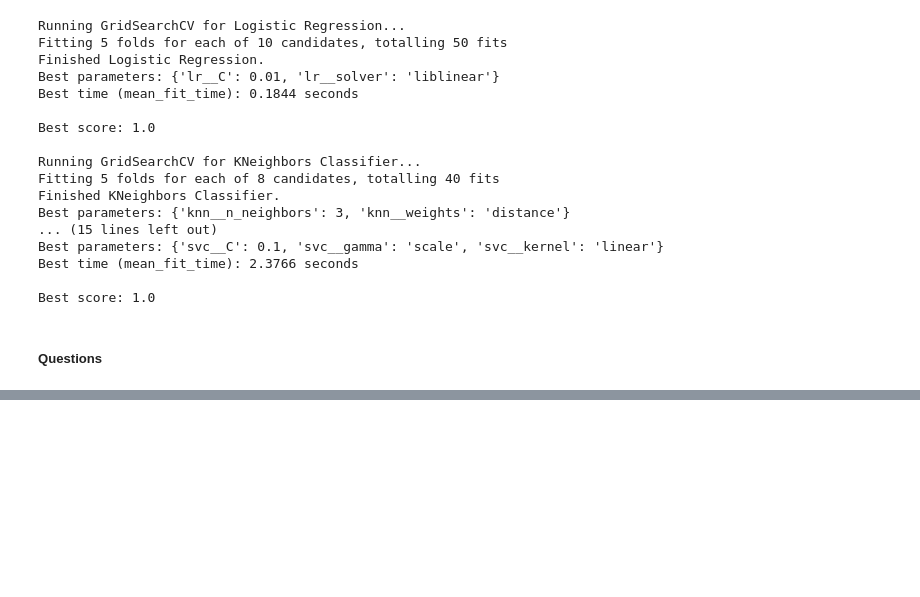
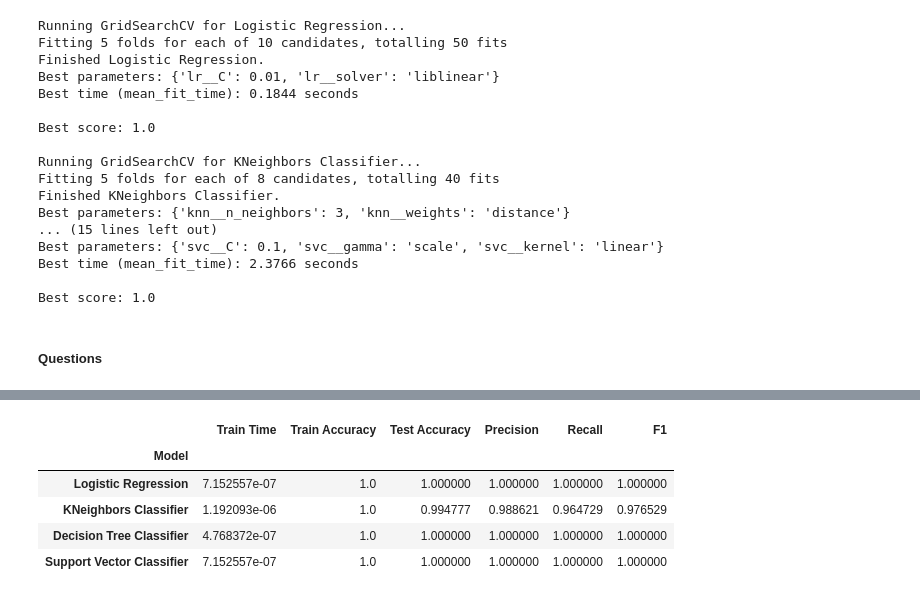
Before and after one commit to MyAI-MLZone/TargetedMarketingClassifierComparision, a Jupyter notebook: TargetedMarketingClassifier.ipynb, the cells around one changed output, grey strips where cells are left out. Drawn from its saved outputs; the diff is of its cells as text; code cells hidden in the pictures; blank space fills up the shorter version.

```diff
--- a/TargetedMarketingClassifier.ipynb
+++ b/TargetedMarketingClassifier.ipynb
@@ -562,0 +625,42 @@ Best score: 1.0
+# %%
+import pandas as pd
+from sklearn.metrics import accuracy_score, precision_score, recall_score, f1_score
+from time import time
+
+# Dictionary to store performance of tuned models
+tuned_model_performance = {}
+
+for name, best_estimator in results.items():
+    start_time = time()
+    # No need to fit again, as best_estimator is already fitted by GridSearchCV
+    end_time = time()
+    train_time = end_time - start_time # This will be negligible as it's already fitted
+
+    train_preds = best_estimator.predict(X_train)
+    test_preds = best_estimator.predict(X_test)
+
+    train_acc = accuracy_score(y_train, train_preds)
+    test_acc = accuracy_score(y_test, test_preds)
+    prec = precision_score(y_test, test_preds)
+    recall = recall_score(y_test, test_preds)
+    f1 = f1_score(y_test, test_preds)
+
+    tuned_model_performance[name] = {
+        'Train Time': train_time,
+        'Train Accuracy': train_acc,
+        'Test Accuracy': test_acc,
+        'Precision': prec,
+        'Recall': recall,
+        'F1': f1
+    }
+
+df_tuned_models = pd.DataFrame.from_dict(tuned_model_performance, orient='index')
+df_tuned_models.index.name = 'Model'
+display(df_tuned_models)
+# %% [output]
+|  | Train Time | Train Accuracy | Test Accuracy | Precision | Recall | F1 |
+| Model |  |  |  |  |  |  |
+| Logistic Regression | 7.152557e-07 | 1.0 | 1.000000 | 1.000000 | 1.000000 | 1.000000 |
+| KNeighbors Classifier | 1.192093e-06 | 1.0 | 0.994777 | 0.988621 | 0.964729 | 0.976529 |
+| Decision Tree Classifier | 4.768372e-07 | 1.0 | 1.000000 | 1.000000 | 1.000000 | 1.000000 |
+| Support Vector Classifier | 7.152557e-07 | 1.0 | 1.000000 | 1.000000 | 1.000000 | 1.000000 |
```
Also changed, not shown: parts of 7 cells of this notebook.
